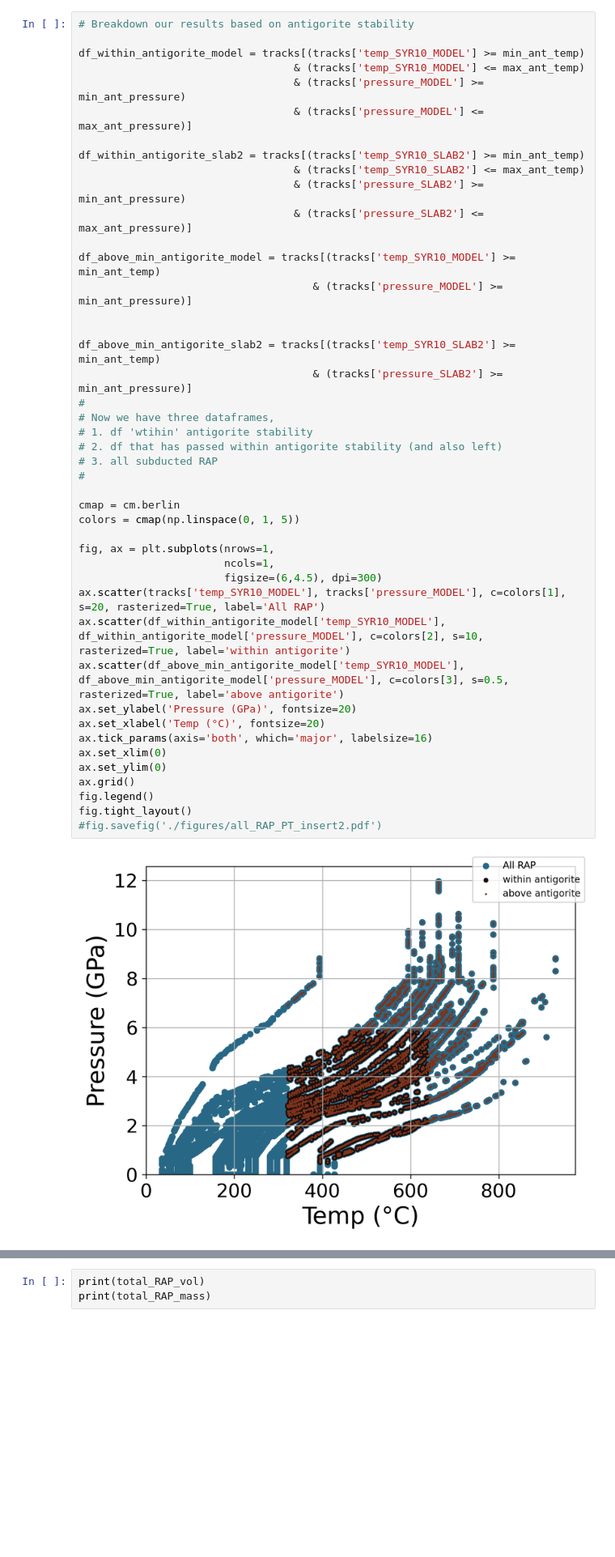
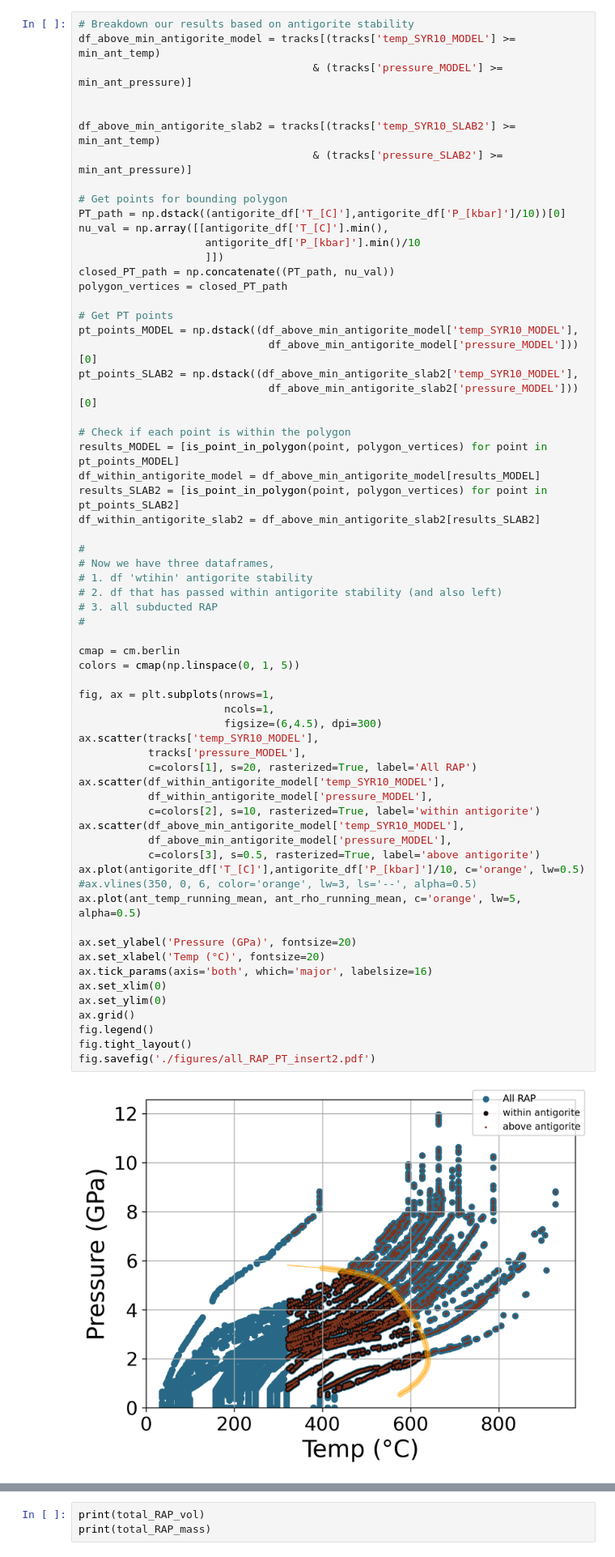
Before and after one commit to amer7632/Merdith2023_pgpSlabs_G3, a Jupyter notebook: 3_Antigorite_dehydration.ipynb, the cells around one changed output, grey strips where cells are left out. Shown at 81% size. Cells and saved outputs as stored; diff of their text form; blank space fills up the shorter version.

Commit message:
update within atg calculation
-filtered points within atg more thoroughly
-uses a point-in-polygon test

```diff
--- a/3_Antigorite_dehydration.ipynb
+++ b/3_Antigorite_dehydration.ipynb
@@ -126,50 +155,70 @@ print(min_ant_pressure, max_ant_pressure, min_ant_temp, max_ant_temp)
 0.5 5.813000000000001 320.68 639.59
 # %%
 # Breakdown our results based on antigorite stability
-
-df_within_antigorite_model = tracks[(tracks['temp_SYR10_MODEL'] >= min_ant_temp)
-                                  & (tracks['temp_SYR10_MODEL'] <= max_ant_temp)
-                                  & (tracks['pressure_MODEL'] >= min_ant_pressure)
-                                  & (tracks['pressure_MODEL'] <= max_ant_pressure)]
-
-df_within_antigorite_slab2 = tracks[(tracks['temp_SYR10_SLAB2'] >= min_ant_temp)
-                                  & (tracks['temp_SYR10_SLAB2'] <= max_ant_temp)
-                                  & (tracks['pressure_SLAB2'] >= min_ant_pressure)
-                                  & (tracks['pressure_SLAB2'] <= max_ant_pressure)]
-
 df_above_min_antigorite_model = tracks[(tracks['temp_SYR10_MODEL'] >= min_ant_temp)
                                      & (tracks['pressure_MODEL'] >= min_ant_pressure)]
 
 
 df_above_min_antigorite_slab2 = tracks[(tracks['temp_SYR10_SLAB2'] >= min_ant_temp)
                                      & (tracks['pressure_SLAB2'] >= min_ant_pressure)]
+
+# Get points for bounding polygon
+PT_path = np.dstack((antigorite_df['T_[C]'],antigorite_df['P_[kbar]']/10))[0]
+nu_val = np.array([[antigorite_df['T_[C]'].min(),
+                    antigorite_df['P_[kbar]'].min()/10
+                    ]])
+closed_PT_path = np.concatenate((PT_path, nu_val))
+polygon_vertices = closed_PT_path
+
+# Get PT points
+pt_points_MODEL = np.dstack((df_above_min_antigorite_model['temp_SYR10_MODEL'],
+                              df_above_min_antigorite_model['pressure_MODEL']))[0]
+pt_points_SLAB2 = np.dstack((df_above_min_antigorite_slab2['temp_SYR10_MODEL'],
+                              df_above_min_antigorite_slab2['pressure_MODEL']))[0]
+
+# Check if each point is within the polygon
+results_MODEL = [is_point_in_polygon(point, polygon_vertices) for point in pt_points_MODEL]
+df_within_antigorite_model = df_above_min_antigorite_model[results_MODEL]
+results_SLAB2 = [is_point_in_polygon(point, polygon_vertices) for point in pt_points_SLAB2]
+df_within_antigorite_slab2 = df_above_min_antigorite_slab2[results_SLAB2]
+
 #
 # Now we have three dataframes,
 # 1. df 'wtihin' antigorite stability
 # 2. df that has passed within antigorite stability (and also left)
 # 3. all subducted RAP
 #
 
 cmap = cm.berlin
 colors = cmap(np.linspace(0, 1, 5))
 
 fig, ax = plt.subplots(nrows=1,
                        ncols=1,
                        figsize=(6,4.5), dpi=300)
-ax.scatter(tracks['temp_SYR10_MODEL'], tracks['pressure_MODEL'], c=colors[1], s=20, rasterized=True, label='All RAP')
-ax.scatter(df_within_antigorite_model['temp_SYR10_MODEL'], df_within_antigorite_model['pressure_MODEL'], c=colors[2], s=10, rasterized=True, label='within antigorite')
-ax.scatter(df_above_min_antigorite_model['temp_SYR10_MODEL'], df_above_min_antigorite_model['pressure_MODEL'], c=colors[3], s=0.5, rasterized=True, label='above antigorite')
+ax.scatter(tracks['temp_SYR10_MODEL'],
+           tracks['pressure_MODEL'],
+           c=colors[1], s=20, rasterized=True, label='All RAP')
+ax.scatter(df_within_antigorite_model['temp_SYR10_MODEL'],
+           df_within_antigorite_model['pressure_MODEL'],
+           c=colors[2], s=10, rasterized=True, label='within antigorite')
+ax.scatter(df_above_min_antigorite_model['temp_SYR10_MODEL'],
+           df_above_min_antigorite_model['pressure_MODEL'],
+           c=colors[3], s=0.5, rasterized=True, label='above antigorite')
+ax.plot(antigorite_df['T_[C]'],antigorite_df['P_[kbar]']/10, c='orange', lw=0.5)
+#ax.vlines(350, 0, 6, color='orange', lw=3, ls='--', alpha=0.5)
+ax.plot(ant_temp_running_mean, ant_rho_running_mean, c='orange', lw=5, alpha=0.5)
+
 ax.set_ylabel('Pressure (GPa)', fontsize=20)
 ax.set_xlabel('Temp (°C)', fontsize=20)
 ax.tick_params(axis='both', which='major', labelsize=16)
 ax.set_xlim(0)
 ax.set_ylim(0)
 ax.grid()
 fig.legend()
 fig.tight_layout()
-#fig.savefig('./figures/all_RAP_PT_insert2.pdf')
+fig.savefig('./figures/all_RAP_PT_insert2.pdf')
 # %% [output]
-[figure, old version]
+[figure, new version]
 # %%
 # Get unique subzones, make a color dict if we want to plot that way
 sub_zones = tracks['sub_zone_SYR10'].values
```
Also changed, not shown: parts of 9 cells of this notebook, 1 other file.
